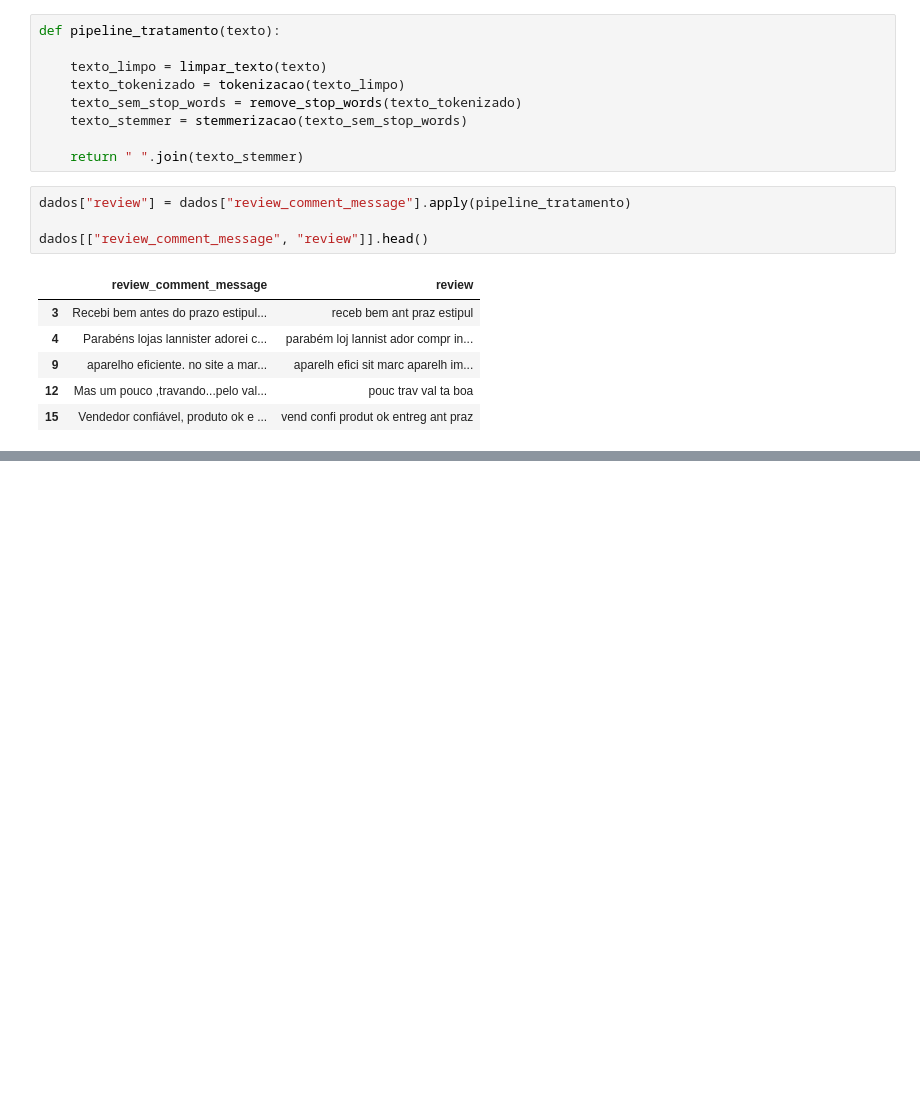
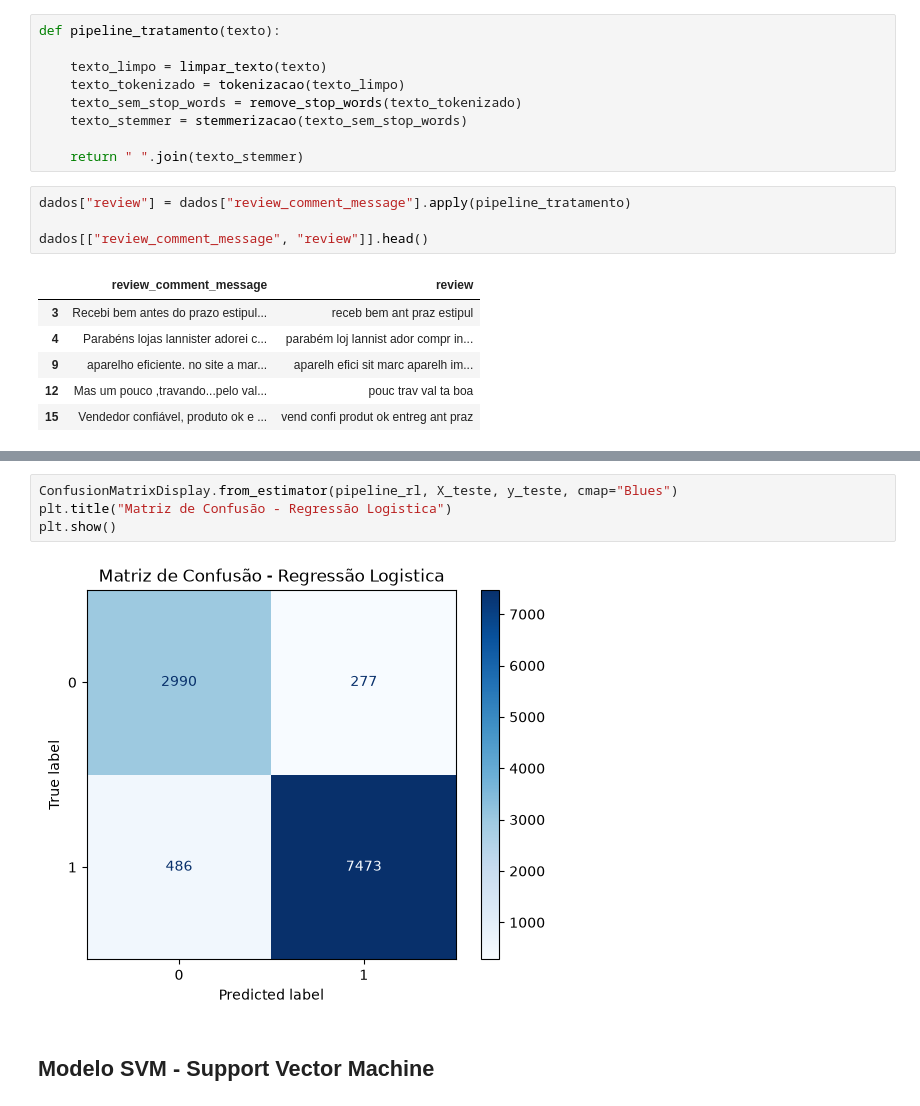
Before and after one commit to RenanTrevelim/olist-nlp-audit, a Jupyter notebook: notebooks/03_bow_ngram_models.ipynb, the cells around one changed output, grey strips where cells are left out. Cells and saved outputs as stored; diff of their text form; blank space fills up the shorter version.

```diff
--- a/notebooks/03_bow_ngram_models.ipynb
+++ b/notebooks/03_bow_ngram_models.ipynb
@@ -170,0 +330,8 @@ dados[["review_comment_message", "review"]].head()
+# %%
+ConfusionMatrixDisplay.from_estimator(pipeline_rl, X_teste, y_teste, cmap="Blues")
+plt.title("Matriz de Confusão - Regressão Logistica")
+plt.show()
+# %% [output]
+[figure, added]
+# %% [markdown]
+## Modelo SVM - Support Vector Machine
```
Also changed, not shown: parts of 41 cells of this notebook.
